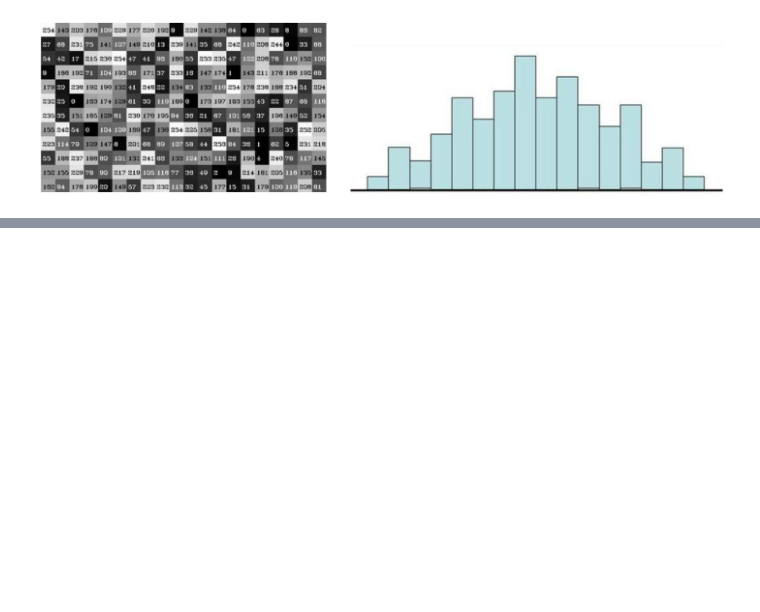
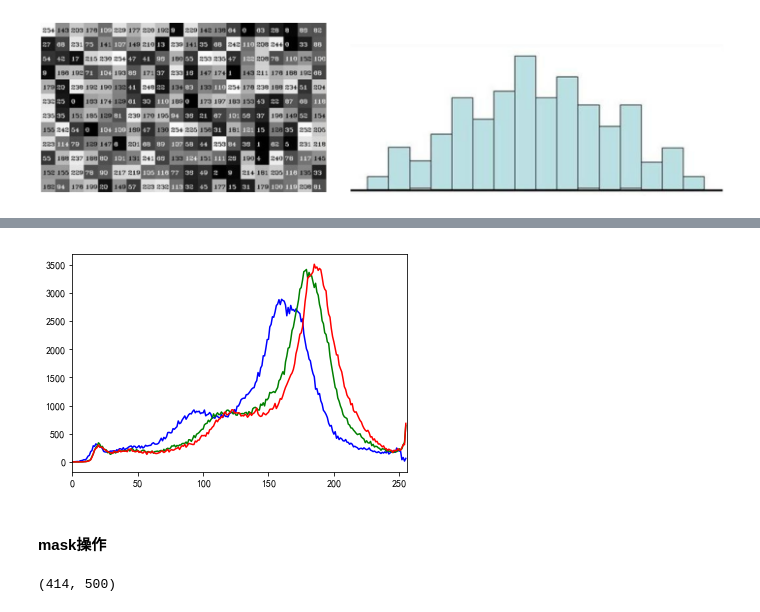
Before and after one commit to chinawyl/Machine_Learning, a Jupyter notebook: opencv/6-直方图与傅里叶变换/直方图与傅里叶变换.ipynb, the cells around one changed output, grey strips where cells are left out. Cells and saved outputs as stored; diff of their text form; code cells hidden in the pictures; blank space fills up the shorter version.

```diff
--- a/opencv/6-直方图与傅里叶变换/直方图与傅里叶变换.ipynb
+++ b/opencv/6-直方图与傅里叶变换/直方图与傅里叶变换.ipynb
@@ -14,0 +35,19 @@ def cv_show(img,name):
+# %%
+img = cv2.imread('../0-Datas/images/cat.jpg')
+color = ('b','g','r')
+for i,col in enumerate(color):
+    histr = cv2.calcHist([img],[i],None,[256],[0,256])
+    plt.plot(histr,color = col)
+    plt.xlim([0,256])
+# %% [output]
+[figure, added]
+# %% [markdown]
+#### mask操作
+# %%
+# 创建mast
+mask = np.zeros(img.shape[:2], np.uint8)
+print (mask.shape)
+mask[100:300, 100:400] = 255
+cv_show(mask,'mask')
+# %% [output]
+(414, 500)
```
Also changed, not shown: parts of 21 cells of this notebook.
